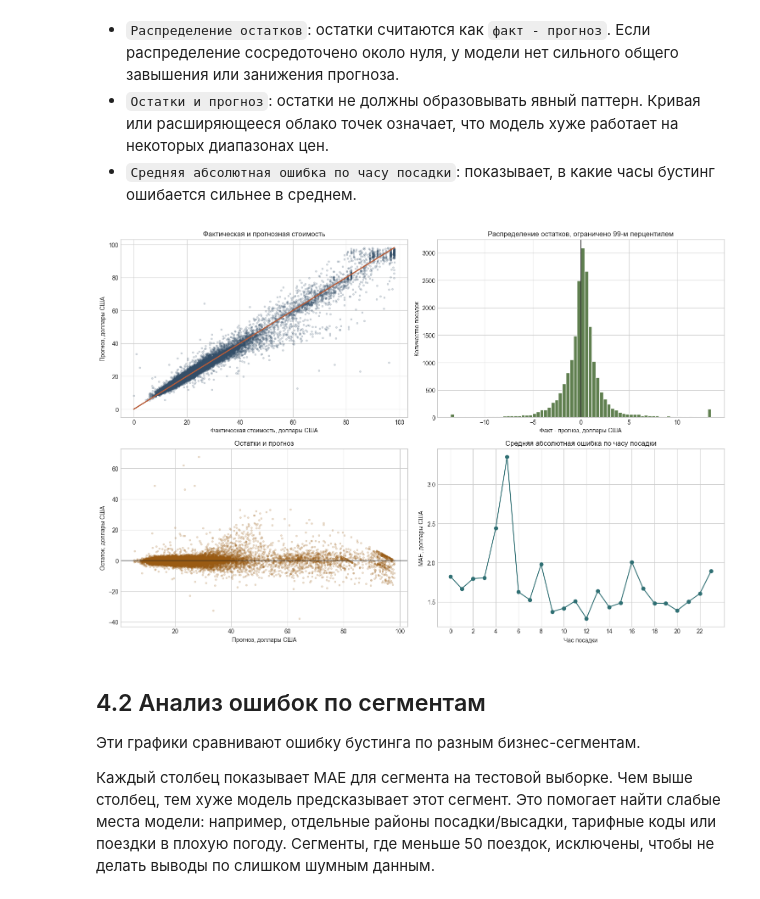
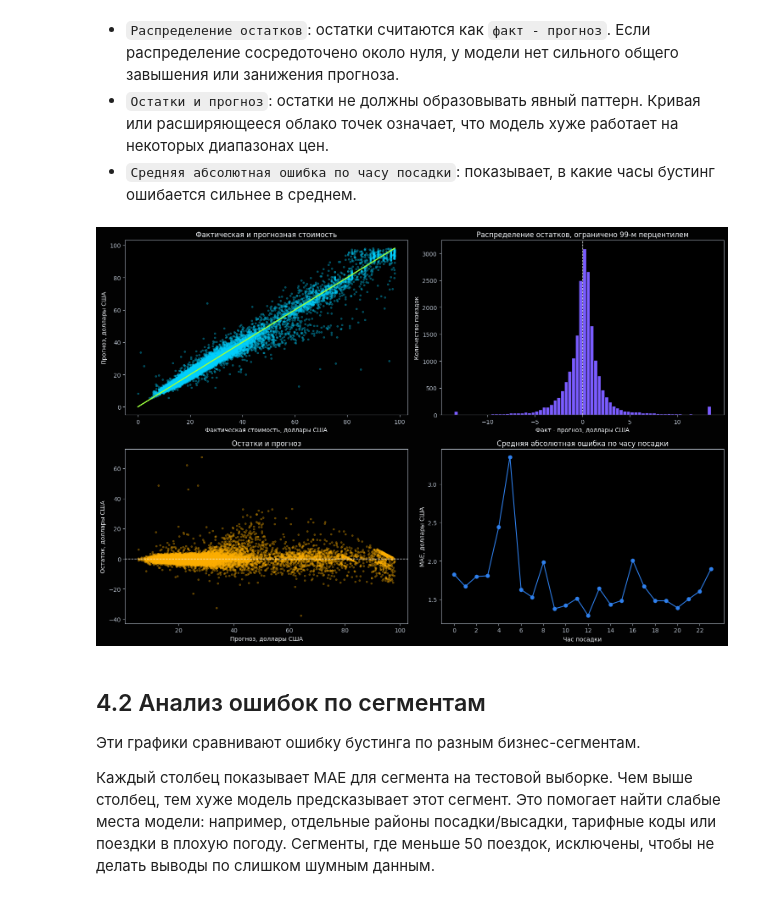
Before and after one commit to Team-10-Spilis/New-York-Taxi-Analysis, a Jupyter notebook: ml_price/pred_cost_grad_boost.ipynb, the cells around one changed output. Drawn from its saved outputs; the diff is of its cells as text; code cells hidden in the pictures.

```diff
--- a/ml_price/pred_cost_grad_boost.ipynb
+++ b/ml_price/pred_cost_grad_boost.ipynb
@@ -528,42 +556,42 @@ plot_diag = plot_diag.sample(min(50_000, len(plot_diag)), random_state=42)
 
 fig, axes = plt.subplots(2, 2, figsize=(15, 10))
 
-axes[0, 0].scatter(plot_diag["y_true"], plot_diag["y_pred"], s=8, alpha=0.18, color="#334e68")
-axes[0, 0].plot([0, price_cap_diag], [0, price_cap_diag], color="#b85c38", linewidth=2)
+axes[0, 0].scatter(plot_diag["y_true"], plot_diag["y_pred"], s=8, alpha=0.3, color=CYAN)
+axes[0, 0].plot([0, price_cap_diag], [0, price_cap_diag], color=GREEN, linewidth=2)
 axes[0, 0].set_title("Фактическая и прогнозная стоимость")
 axes[0, 0].set_xlabel("Фактическая стоимость, доллары США")
 axes[0, 0].set_ylabel("Прогноз, доллары США")
 
 residual_cap = diagnostics_df["residual"].abs().quantile(0.99)
 axes[0, 1].hist(
     diagnostics_df["residual"].clip(-residual_cap, residual_cap),
     bins=70,
-    color="#5f7f4f",
-    edgecolor="white",
+    color=PURPLE,
+    edgecolor=DARK_BG,
 )
-axes[0, 1].axvline(0, color="#222222", linewidth=1)
+axes[0, 1].axvline(0, color=WHITE, linewidth=1, linestyle="--")
 axes[0, 1].set_title("Распределение остатков, ограничено 99-м перцентилем")
 axes[0, 1].set_xlabel("Факт - прогноз, доллары США")
 axes[0, 1].set_ylabel("Количество поездок")
 
-axes[1, 0].scatter(plot_diag["y_pred"], plot_diag["residual"], s=8, alpha=0.18, color="#9a5b13")
-axes[1, 0].axhline(0, color="#222222", linewidth=1)
+axes[1, 0].scatter(plot_diag["y_pred"], plot_diag["residual"], s=8, alpha=0.3, color=ORANGE)
+axes[1, 0].axhline(0, color=WHITE, linewidth=1, linestyle="--")
 axes[1, 0].set_title("Остатки и прогноз")
 axes[1, 0].set_xlabel("Прогноз, доллары США")
 axes[1, 0].set_ylabel("Остаток, доллары США")
 
 hourly_error = diagnostics_df.groupby("pickup_hour", observed=False)["abs_error"].mean()
-axes[1, 1].plot(hourly_error.index, hourly_error.values, marker="o", color="#2f6f73")
+axes[1, 1].plot(hourly_error.index, hourly_error.values, marker="o", color=BLUE)
 axes[1, 1].set_title("Средняя абсолютная ошибка по часу посадки")
 axes[1, 1].set_xlabel("Час посадки")
 axes[1, 1].set_ylabel("MAE, доллары США")
 axes[1, 1].set_xticks(range(0, 24, 2))
 
 fig.tight_layout()
 fig.savefig(plot_path("figures/03_model_diagnostics.png"), dpi=150, bbox_inches="tight")
 plt.show()
 # %% [output]
-[figure, old version]
+[figure, new version]
 # %% [markdown]
 ## 4.2 Анализ ошибок по сегментам
 
```
Also changed, not shown: parts of 6 cells of this notebook.
